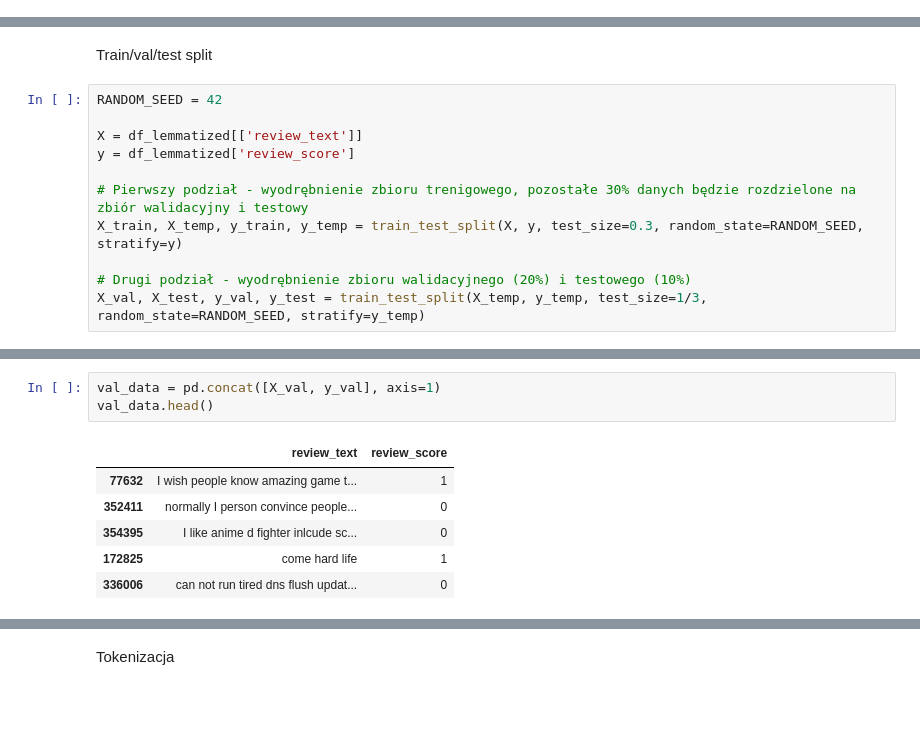
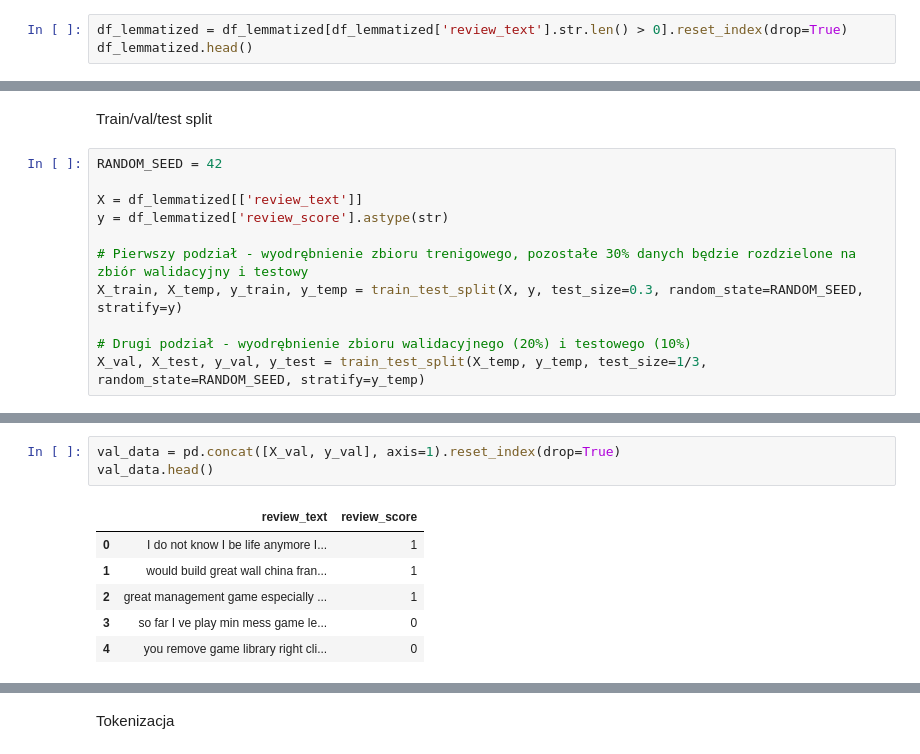
Before and after one commit to michal-uszko/zum_nlp_project, a Jupyter notebook: NLP_praca_domowa.ipynb, the cells around one changed output, grey strips where cells are left out. Saved outputs shown, nothing was run; the diff lists cells and outputs as text; blank space fills up the shorter version.

```diff
--- a/NLP_praca_domowa.ipynb
+++ b/NLP_praca_domowa.ipynb
@@ -281,0 +335,3 @@ df_lemmatized.head()
+# %%
+df_lemmatized = df_lemmatized[df_lemmatized['review_text'].str.len() > 0].reset_index(drop=True)
+df_lemmatized.head()
@@ -287,7 +361,7 @@ Train/val/test split
 RANDOM_SEED = 42
 
 X = df_lemmatized[['review_text']]
-y = df_lemmatized['review_score']
+y = df_lemmatized['review_score'].astype(str)
 
 # Pierwszy podział - wyodrębnienie zbioru trenigowego, pozostałe 30% danych będzie rozdzielone na zbiór walidacyjny i testowy
 X_train, X_temp, y_train, y_temp = train_test_split(X, y, test_size=0.3, random_state=RANDOM_SEED, stratify=y)
@@ -315,10 +401,10 @@ train_data.head()
 # %%
-val_data = pd.concat([X_val, y_val], axis=1)
+val_data = pd.concat([X_val, y_val], axis=1).reset_index(drop=True)
 val_data.head()
 # %% [output]
 |  | review_text | review_score |
-| 77632 | I wish people know amazing game t... | 1 |
-| 352411 | normally I person convince people... | 0 |
-| 354395 | I like anime d fighter inlcude sc... | 0 |
-| 172825 | come hard life | 1 |
-| 336006 | can not run tired dns flush updat... | 0 |
+| 0 | I do not know I be life anymore I... | 1 |
+| 1 | would build great wall china fran... | 1 |
+| 2 | great management game especially ... | 1 |
+| 3 | so far I ve play min mess game le... | 0 |
+| 4 | you remove game library right cli... | 0 |
```
Also changed, not shown: parts of 47 cells of this notebook.
